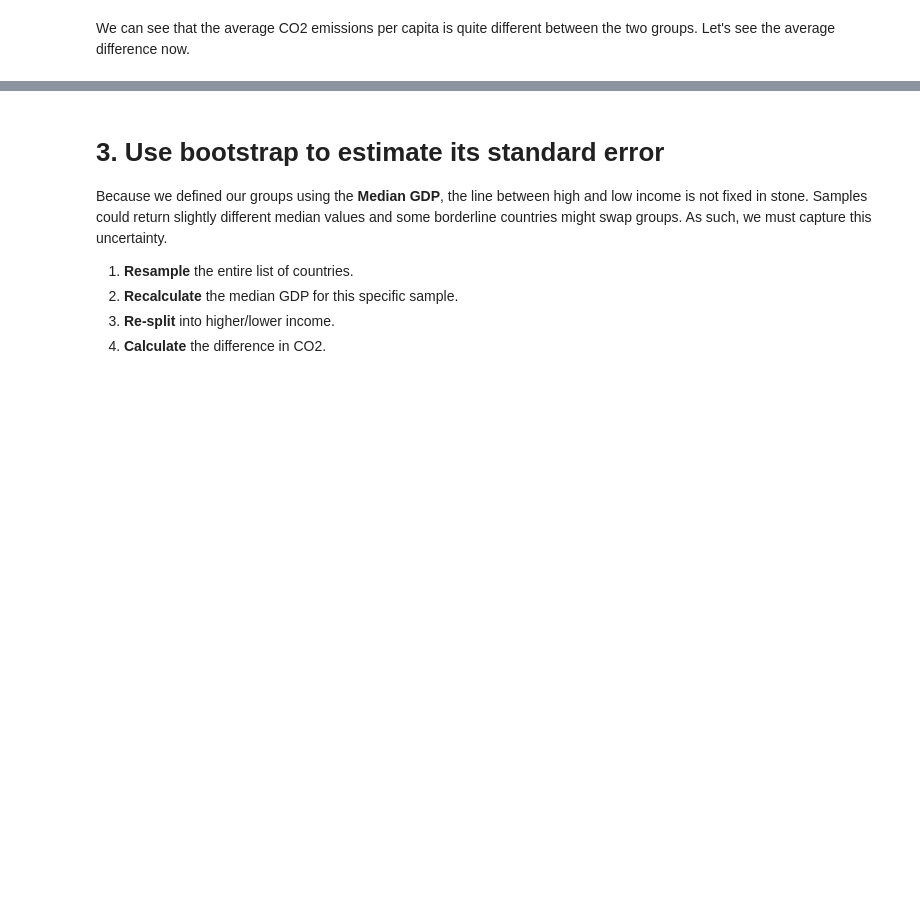
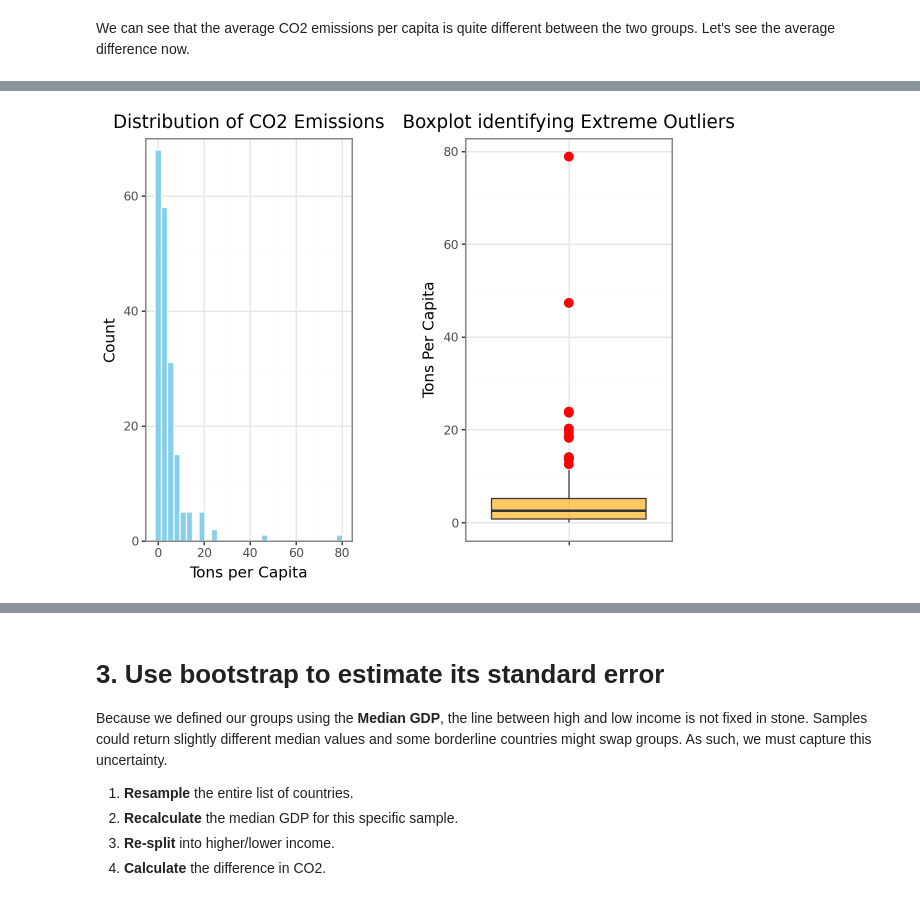
Before and after one commit to felipesebben/bk_data_analysis_studies, a Jupyter notebook: da_data_exercises/ch05-generalizing_from_data/05-WDI_CO2_GDP/05-WDI_CO2_GDP.ipynb, the cells around one changed output, grey strips where cells are left out. Cells and saved outputs as stored; diff of their text form; code cells hidden in the pictures; blank space fills up the shorter version.

```diff
--- a/da_data_exercises/ch05-generalizing_from_data/05-WDI_CO2_GDP/05-WDI_CO2_GDP.ipynb
+++ b/da_data_exercises/ch05-generalizing_from_data/05-WDI_CO2_GDP/05-WDI_CO2_GDP.ipynb
@@ -397,0 +449,4 @@ Higher income countries emit 5.87 tons more CO2 than lower income countries.
+# %%
+(histogram | boxplot) + theme(plot_margin_left=0.1, plot_margin_right=0.1)
+# %% [output]
+[figure, added]
```
Also changed, not shown: parts of 18 cells of this notebook, 2 other files.
